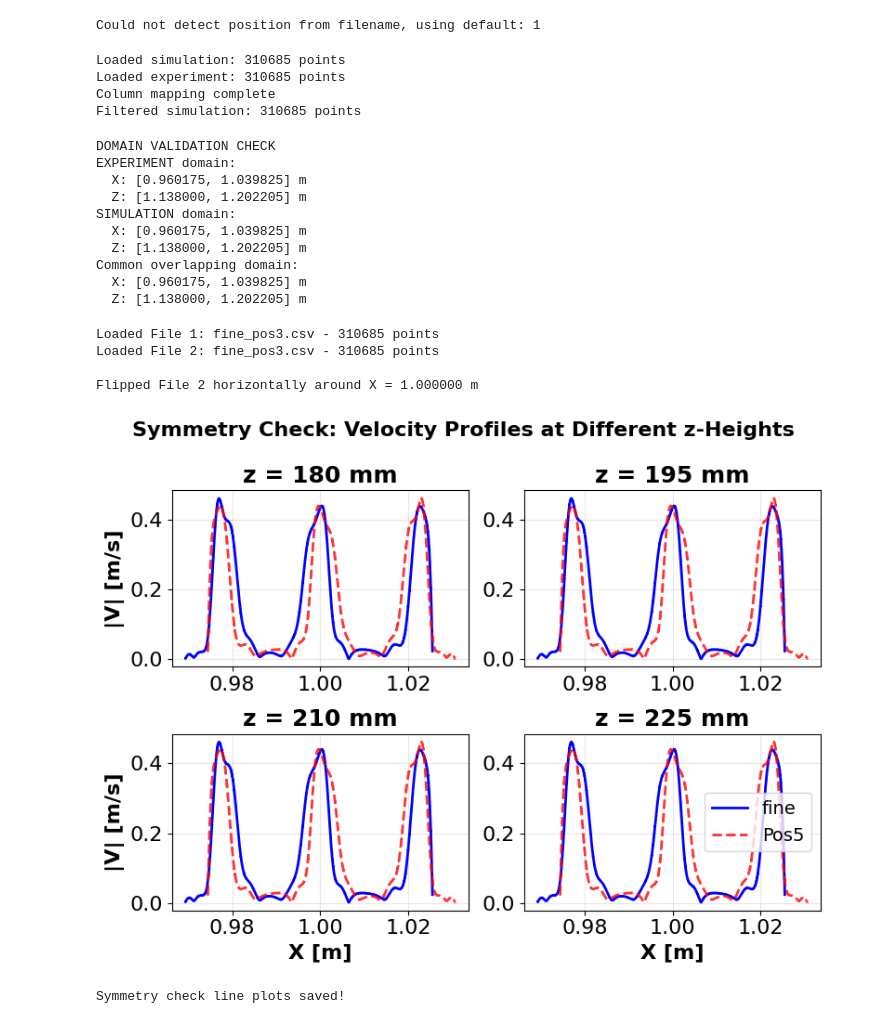
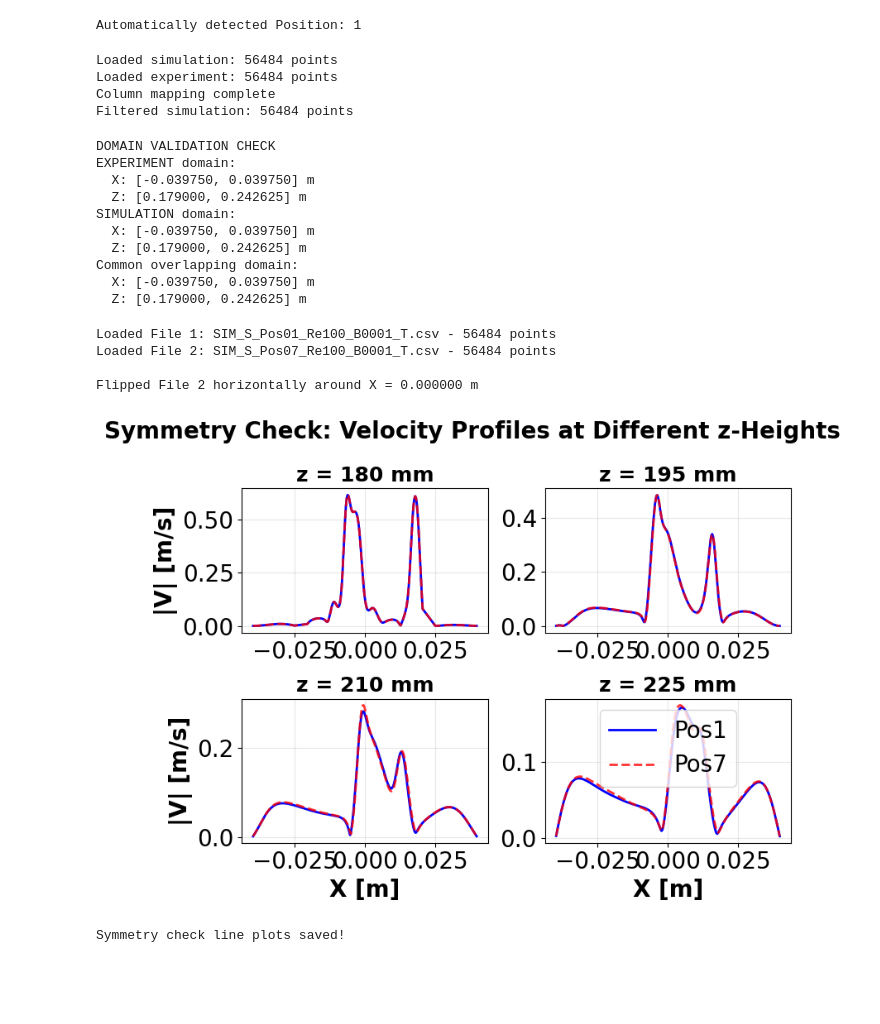
Before and after one commit to goru14qe/A1A4_paper2, a Jupyter notebook: Python_files/A1A4_symmetry.ipynb, the cells around one changed output. Cells and saved outputs as stored; diff of their text form; code cells hidden in the pictures; blank space fills up the shorter version.

```diff
--- a/Python_files/A1A4_symmetry.ipynb
+++ b/Python_files/A1A4_symmetry.ipynb
@@ -11,15 +11,15 @@ import os
 # SYMMETRY CHECK: Read 2 CSV files and flip second one horizontally (across X axis)
 # Configuration for symmetry check
 sym_folder1 = '../30/sim/30_Re_100'  # Folder for first file
-sym_file1 = 'SIM_S_Pos03_Re100_B0001_T.csv'  # First file
+sym_file1 = 'SIM_S_Pos01_Re100_B0001_T.csv'  # First file
 
 sym_folder2 = '../30/sim/30_Re_100'  # Folder for second file
-sym_file2 = 'SIM_S_Pos05_Re100_B0001_T.csv'  # Second file (will be flipped)
+sym_file2 = 'SIM_S_Pos07_Re100_B0001_T.csv'  # Second file (will be flipped)
 output_dir = '../Plots/'+ 'symmetry_check_100'  # Output folder for symmetry check plots
-pos = 3
+pos = 1
 
-file1_label = 'Pos3'
-file2_label = 'Pos5'
+file1_label = 'Pos1'
+file2_label = 'Pos7'
 # Z-heights for line plots (in meters)
 z_min_sym = 0.180
 z_max_sym = 0.236
@@ -63,7 +63,7 @@ label2 = "experiment"
 if not os.path.exists(output_dir):
     os.makedirs(output_dir)
 # %% [output]
-Could not detect position from filename, using default: 1
+Automatically detected Position: 1
 # %%
 # Define both normalization functions
 def normalize_x_axis(df):
@@ -161,10 +161,10 @@ df1 = df1[
 
 print(f"Filtered {label1}: {df1.shape[0]} points")
 # %% [output]
-Loaded simulation: 310685 points
-Loaded experiment: 310685 points
+Loaded simulation: 56484 points
+Loaded experiment: 56484 points
 Column mapping complete
-Filtered simulation: 310685 points
+Filtered simulation: 56484 points
 # %%
 # Calculate velocity magnitude
 df1_normalized = df1.copy()
@@ -244,14 +244,14 @@ df2_consistent = df2[
 # %% [output]
 DOMAIN VALIDATION CHECK
 EXPERIMENT domain:
-  X: [0.960175, 1.039825] m
-  Z: [1.138000, 1.202205] m
+  X: [-0.039750, 0.039750] m
+  Z: [0.179000, 0.242625] m
 SIMULATION domain:
-  X: [0.960175, 1.039825] m
-  Z: [1.138000, 1.202205] m
+  X: [-0.039750, 0.039750] m
+  Z: [0.179000, 0.242625] m
 Common overlapping domain:
-  X: [0.960175, 1.039825] m
-  Z: [1.138000, 1.202205] m
+  X: [-0.039750, 0.039750] m
+  Z: [0.179000, 0.242625] m
 # %%
 #SYMMETRY CHECK
 # Read both CSV files
@@ -361,42 +361,42 @@ for i, idx in enumerate(selected_indices):
     # Plot File 1
     ax.plot(data['x_file1'], data['vel_file1'], label=file1_label,
             color='b', linestyle='-', linewidth=2, zorder=2)
 
     # Plot File 2 (Flipped)
     ax.plot(data['x_file2'], data['vel_file2'], label=file2_label,
             color='r', linestyle='--', linewidth=2, zorder=3, alpha=0.8)
 
     if i >= len(selected_indices) - n_cols:
-        ax.set_xlabel('X [m]', fontsize=16, fontweight='bold')
+        ax.set_xlabel('X [m]', fontsize=20, fontweight='bold')
     if i % n_cols == 0:
-        ax.set_ylabel('|V| [m/s]', fontsize=16, fontweight='bold')
+        ax.set_ylabel('|V| [m/s]', fontsize=20, fontweight='bold')
 
-    ax.tick_params(labelsize=16)
+    ax.tick_params(labelsize=20)
     ax.set_title(f'z = {data["z_target_mm"]:.0f} mm', fontsize=18, fontweight='bold')
     ax.grid(True, alpha=0.3)
 
 
 # Hide unused subplots
 for i in range(len(selected_indices), len(axes)):
     axes[i].set_visible(False)
 
 # Add legend only to the last pair
 if len(selected_indices) > 0:
-    axes[len(selected_indices)-1].legend(fontsize=14, loc='best', frameon=True)
+    axes[len(selected_indices)-1].legend(fontsize=20, loc='best', frameon=True)
 
 plt.suptitle(f'Symmetry Check: Velocity Profiles at Different z-Heights',
-             fontsize=16, fontweight='bold', y=0.995)
+             fontsize=20, fontweight='bold', y=0.995)
 plt.tight_layout()
 plt.savefig(f'{output_dir}/Symmetry_Check_Line_Profiles_pos{pos}.png', dpi=300, bbox_inches='tight')
 plt.show()
 
 print("\nSymmetry check line plots saved!")
 # %% [output]
-Loaded File 1: fine_pos3.csv - 310685 points
-Loaded File 2: fine_pos3.csv - 310685 points
+Loaded File 1: SIM_S_Pos01_Re100_B0001_T.csv - 56484 points
+Loaded File 2: SIM_S_Pos07_Re100_B0001_T.csv - 56484 points
 
-Flipped File 2 horizontally around X = 1.000000 m
+Flipped File 2 horizontally around X = 0.000000 m
-[figure, old version]
+[figure, new version]
 Symmetry check line plots saved!
 # %%
 # Contour plot for symmetry check: Pos 3 vs Pos 5 (flipped)
```
Also changed, not shown: parts of 5 cells of this notebook, 40 other files.
